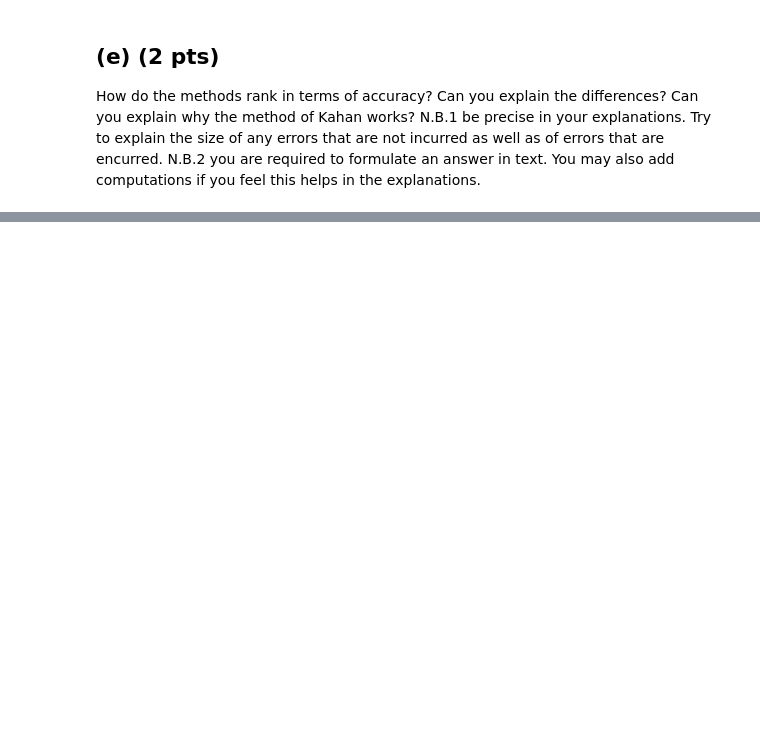
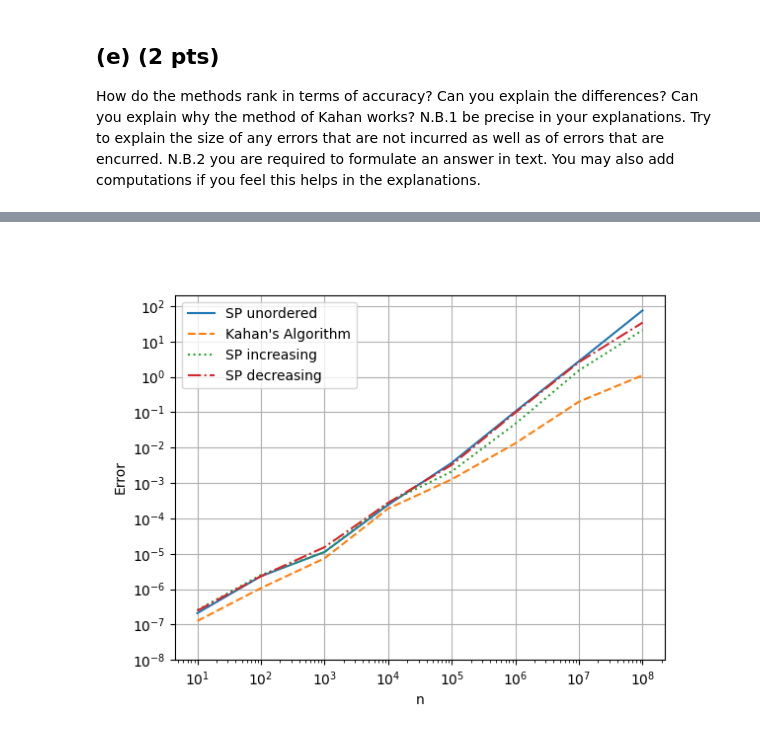
Before and after one commit to marcelvdla/NumAlg14, a Jupyter notebook: hw1_2022.ipynb, the cells around one changed output, grey strips where cells are left out. Saved outputs shown, nothing was run; the diff lists cells and outputs as text; code cells hidden in the pictures; blank space fills up the shorter version.

Commit message:
added kahan explanation + avg errors

```diff
--- a/hw1_2022.ipynb
+++ b/hw1_2022.ipynb
@@ -292,0 +302,21 @@ The reason for
+# %%
+errors = np.zeros(len(N))
+errors_kahan = np.zeros(len(N))
+errors_inc = np.zeros(len(N))
+errors_dec = np.zeros(len(N))
+
+for i in range(10):
+    a_list = np.array([random_array(int(n)) for n in N], dtype='object')
+    errors += [np.abs(sum_double(a) - sum_single(a)) for a in a_list]
+    print(f"Iteration {i} SP done")
+    errors_kahan += [np.abs(sum_double(a) - sum_kahan(a)) for a in a_list]
+    print(f"Iteration {i} Kahan done")
+    errors_inc += [np.abs(sum_double(a) - sum_inc(a)) for a in a_list]
+    print(f"Iteration {i} SP increasing done")
+    errors_dec += [np.abs(sum_double(a) - sum_dec(a)) for a in a_list]
+    print(f"Iteration {i} SP decreasing done")
+
+avg_errors = errors / len(N)
+avg_errors_kahan = errors_kahan / len(N)
+avg_errors_inc = errors_inc / len(N)
+avg_errors_dec = errors_dec / len(N)
@@ -292,0 +341,4 @@ The reason for
+# %%
+plot(N, [avg_errors, avg_errors_kahan, avg_errors_inc, avg_errors_dec], legend=['SP unordered', 'Kahan\'s Algorithm', 'SP increasing', 'SP decreasing'])
+# %% [output]
+[figure, added]
```
Also changed, not shown: parts of 11 cells of this notebook.
